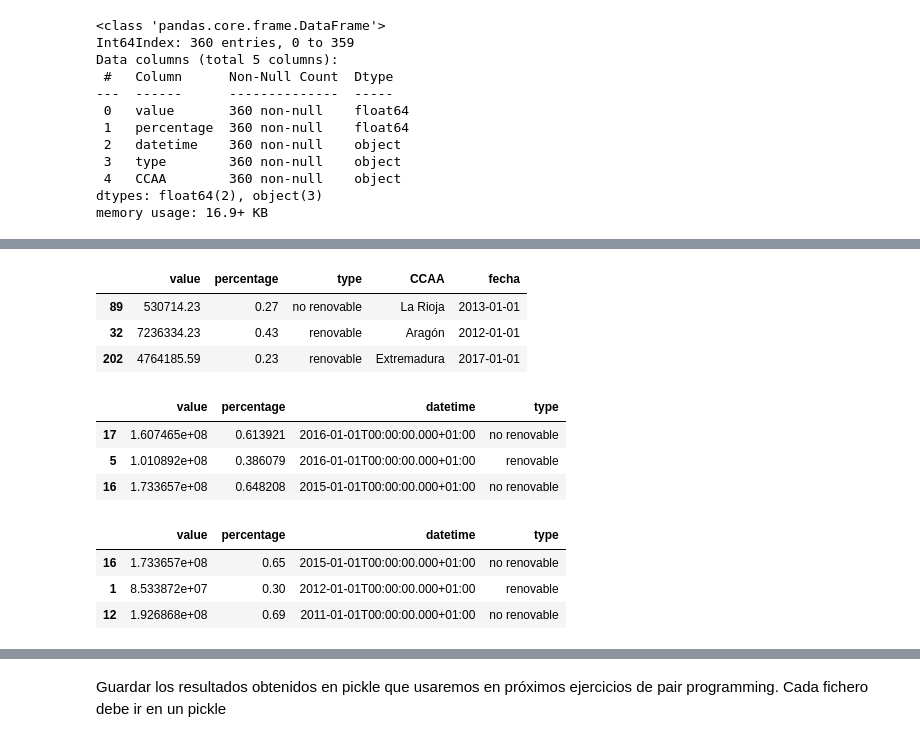
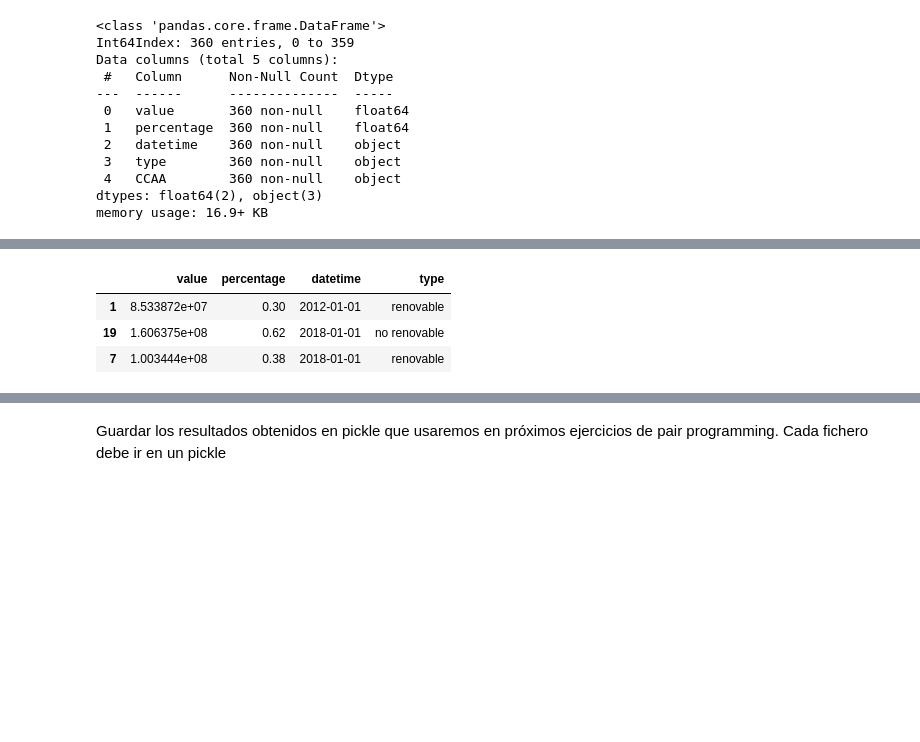
Before and after one commit to Adalab/promo_d_da_modulo2_sprint2_Cristina-Paloma, a Jupyter notebook: ETL/ETL II-transformación-limpieza.ipynb, the cells around one changed output, grey strips where cells are left out. Cells and saved outputs as stored; diff of their text form; code cells hidden in the pictures; blank space fills up the shorter version.

```diff
--- a/ETL/ETL II-transformación-limpieza.ipynb
+++ b/ETL/ETL II-transformación-limpieza.ipynb
@@ -194,0 +109,3 @@ limpiar_energia(df)
+# %%
+df2 = pd.read_csv('../datos/df_energia_nacional.csv', index_col = 0)
+df2.sample(3)
@@ -195,15 +171,7 @@ limpiar_energia(df)
 # %%
-df.sample(3)
+df2.sample(3)
 # %% [output]
-|  | value | percentage | type | CCAA | fecha |
-| 89 | 530714.23 | 0.27 | no renovable | La Rioja | 2013-01-01 |
-| 32 | 7236334.23 | 0.43 | renovable | Aragón | 2012-01-01 |
-| 202 | 4764185.59 | 0.23 | renovable | Extremadura | 2017-01-01 |
+|  | value | percentage | datetime | type |
+| 1 | 8.533872e+07 | 0.30 | 2012-01-01 | renovable |
+| 19 | 1.606375e+08 | 0.62 | 2018-01-01 | no renovable |
+| 7 | 1.003444e+08 | 0.38 | 2018-01-01 | renovable |
-# %%
-df_nacional = pd.read_csv('../datos/df_energia_nacional.csv', index_col = 0)
-df_nacional.sample(3)
-# %% [output]
-|  | value | percentage | datetime | type |
-| 17 | 1.607465e+08 | 0.613921 | 2016-01-01T00:00:00.000+01:00 | no renovable |
-| 5 | 1.010892e+08 | 0.386079 | 2016-01-01T00:00:00.000+01:00 | renovable |
-| 16 | 1.733657e+08 | 0.648208 | 2015-01-01T00:00:00.000+01:00 | no renovable |
@@ -212,7 +177,0 @@ limpiar_energia(df_nacional)
-# %%
-df_nacional.sample(3)
-# %% [output]
-|  | value | percentage | datetime | type |
-| 16 | 1.733657e+08 | 0.65 | 2015-01-01T00:00:00.000+01:00 | no renovable |
-| 1 | 8.533872e+07 | 0.30 | 2012-01-01T00:00:00.000+01:00 | renovable |
-| 12 | 1.926868e+08 | 0.69 | 2011-01-01T00:00:00.000+01:00 | no renovable |
```
Also changed, not shown: parts of 27 cells of this notebook, 4 other files.
